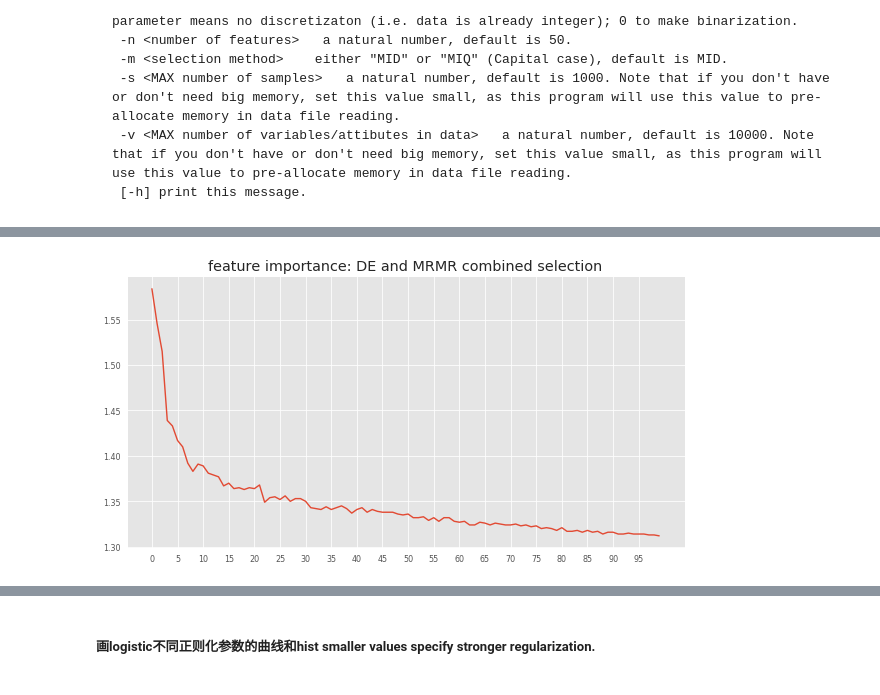
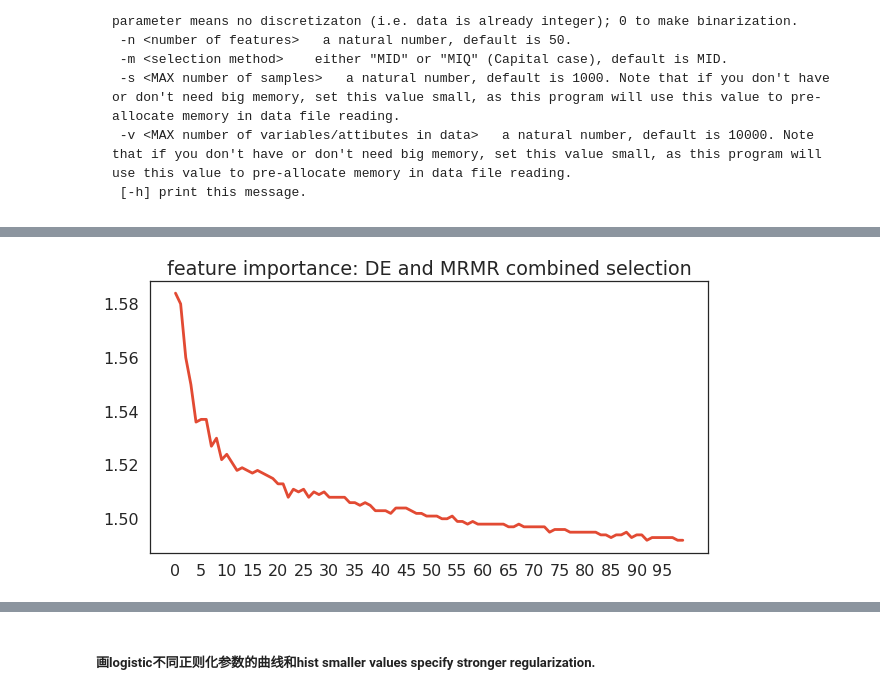
Before and after one commit to james20141606/exRNA, a Jupyter notebook: jupyter/7.5_python_feature_selection.ipynb, the cells around one changed output, grey strips where cells are left out. Drawn from its saved outputs; the diff is of its cells as text; code cells hidden in the pictures.

```diff
--- a/jupyter/7.5_python_feature_selection.ipynb
+++ b/jupyter/7.5_python_feature_selection.ipynb
@@ -602,0 +859,14 @@ for i in range(3):
+# %%
+def savefeature_tocsv_class(i,j):
+    #dataclass= ['hcc','A']
+    tmpdataframe= pd.DataFrame(  dataset[datatype[i]][dataclass[j]],
+             columns=np.array(  ['v'+str(i) for i in np.arange(1,1+dataset[datatype[i]][dataclass[j]].shape[1]) ]))
+    tmpdataframe.set_index(sampleclass.reshape(-1,1).astype('str')  )
+    tmpdataframe.iloc[:,0] = tmpdataframe.iloc[:,0].astype('int')
+    tmpdataframe.to_csv('featurecsv/'+datatype[i]+dataclass[j]+'nodeclass.csv')
+    print ('featurecsv/'+datatype[i]+dataclass[j]+'nodeclass.csv')
+# %%
+for i in range(3):
+    for j in range(2):
+        if j %2 ==1:
+            savefeature_tocsv_class(i,j)
@@ -636,10 +979,10 @@ array(['miRNA_MIR6723', 'miRNA_MIR200B', 'miRNA_MIR200A', ...,
 # %%
 dattype=['full','bin','mix']
-clastype=['hcc','A']
+clastype=['A','hcc']
 indfrommrmr = {}
 coeffrommrmr = {}
-for i in range(3):
+for i in range(2,3):
     indfrommrmr[i],coeffrommrmr[i] = {},{}
-    for j in range(2):
-        indfrommrmr[i][j] = np.loadtxt('mrmrout/'+dattype[i]+clastype[j]+'.out.txt',dtype='str')[1:,1].astype('int')
-        coeffrommrmr[i][j] = np.loadtxt('mrmrout/'+dattype[i]+clastype[j]+'.out.txt',dtype='str')[1:,3].astype('float')
+    for j in range(1,2):
+        indfrommrmr[i][j] = np.loadtxt('mrmrout7.25/'+dattype[i]+clastype[j]+'.out.txt',dtype='str')[1:,1].astype('int')
+        coeffrommrmr[i][j] = np.loadtxt('mrmrout7.25/'+dattype[i]+clastype[j]+'.out.txt',dtype='str')[1:,3].astype('float')
@@ -650,7 +1013,7 @@ def get_featurename_mrmr(name,coef):
                                 coef.reshape(-1,1)),axis=1),
                 columns=['ID','importance'])
     countlist_ = []
-    if selectfeatureind.shape[0] >=50:
+    if ttttesttab.shape[0] >=50:
         for i in range(50):
             countlist_.append(ttttesttab.iloc[i,0]+': '+str(np.round(ttttesttab.iloc[i,1],4)))
         display(pd.DataFrame(np.array(countlist_).reshape(-1,5)))
@@ -659,7 +1022,7 @@ def get_featurename_mrmr(name,coef):
         ax.set_xticks(np.arange(0,ttttesttab.shape[0],5))
         ax.set_title('feature importance: DE and MRMR combined selection')
     else:
-        numtmp = selectfeatureind.shape[0]
+        numtmp = ttttesttab.shape[0]
         numtmp_ = numtmp/5*5
         for i in range(numtmp_):
             countlist_.append(ttttesttab.iloc[i,0]+': '+str(np.round(ttttesttab.iloc[i,1],4)))
@@ -702,4 +1065,4 @@ mrmrfullAtable = get_featurename_mrmr(fullfeaturename[namefromde[0][1]][indfromm
 # %%
-mrmrbinhcctable = get_featurename_mrmr(binfeaturenamesplit[namefromde[1][0]][indfrommrmr[1][0]],coeffrommrmr[1][0])
+mrmrbinhcctable = get_featurename_mrmr(binfeaturenamesplit[indfrommrmr[1][0]],coeffrommrmr[1][0])
 # %% [output]
 |  | 0 | 1 | 2 | 3 | 4 |
@@ -716,2 +1079,2 @@ mrmrbinhcctable = get_featurename_mrmr(binfeaturenamesplit[namefromde[1][0]][ind
-[figure, old version]
+[figure, new version]
 # %%
```
Also changed, not shown: parts of 172 cells of this notebook, 48 other files.
